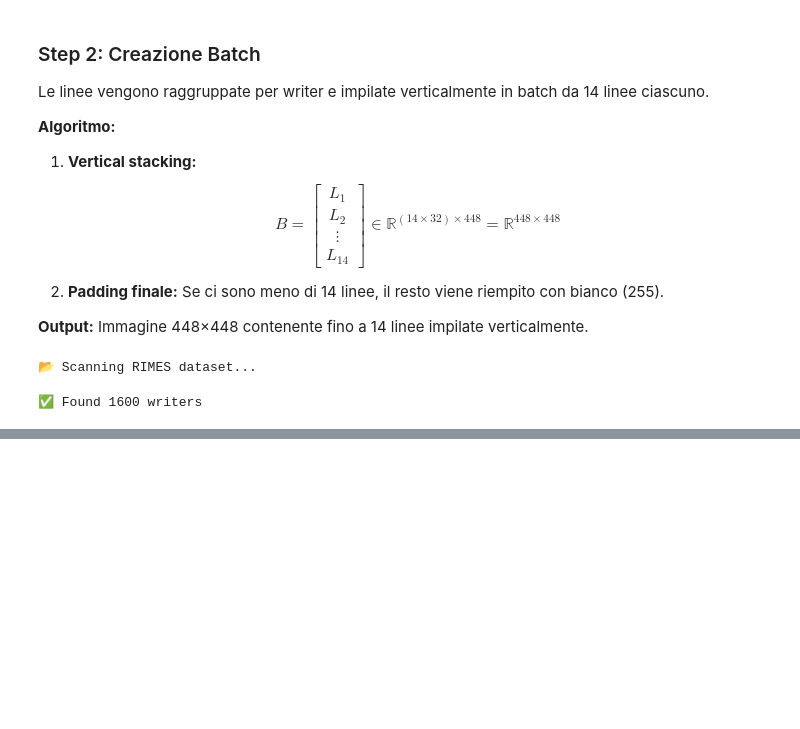
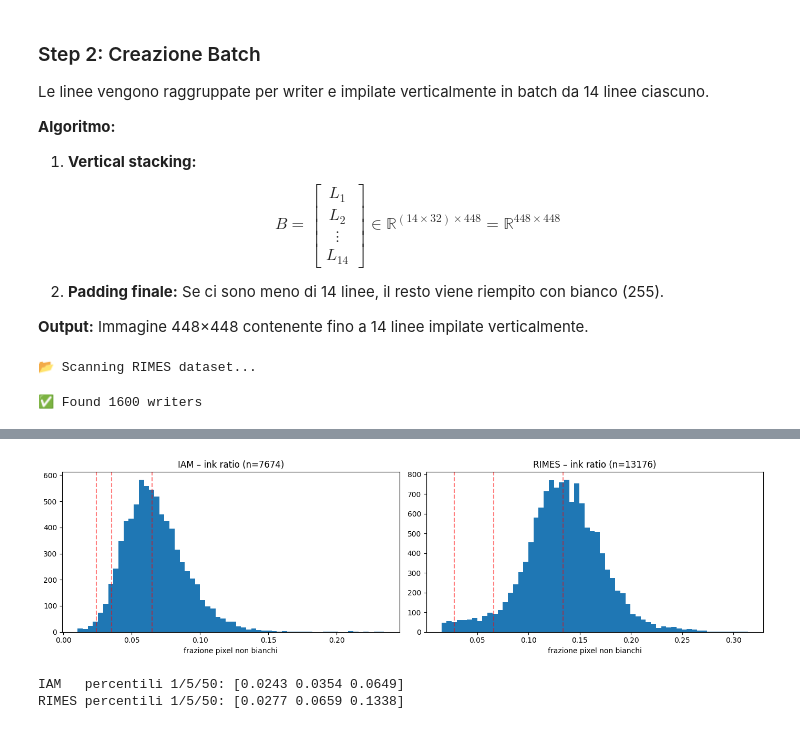
Before and after one commit to lorenzo-arcioni/HandVerify, a Jupyter notebook: notebooks/Datasets Preprocessing.ipynb, the cells around one changed output, grey strips where cells are left out. Cells and saved outputs as stored; diff of their text form; code cells hidden in the pictures; blank space fills up the shorter version.

```diff
--- a/notebooks/Datasets Preprocessing.ipynb
+++ b/notebooks/Datasets Preprocessing.ipynb
@@ -957 +1000,30 @@ batch_101.png
 📊 Output: ../datasets/processed-handwritten/rimes_processed
+# %%
+def collect_ink_ratios(root, pattern=".png"):
+    ratios = []
+    for dirpath, _, files in os.walk(root):
+        for f in files:
+            if f.endswith(pattern):
+                img = cv2.imread(os.path.join(dirpath, f), cv2.IMREAD_GRAYSCALE)
+                if img is not None:
+                    ratios.append(ink_ratio(img))
+    return np.array(ratios)
+
+iam_ratios   = collect_ink_ratios(IAM_OUTPUT)
+rimes_ratios = collect_ink_ratios(RIMES_OUTPUT)
+
+fig, axes = plt.subplots(1, 2, figsize=(14, 4))
+for ax, r, name in zip(axes, [iam_ratios, rimes_ratios], ["IAM", "RIMES"]):
+    ax.hist(r, bins=60)
+    ax.set_title(f"{name} – ink ratio (n={len(r)})")
+    ax.set_xlabel("frazione pixel non bianchi")
+    for p in (1, 5, 50):
+        ax.axvline(np.percentile(r, p), color="r", ls="--", alpha=.5)
+plt.tight_layout(); plt.show()
+
+print("IAM   percentili 1/5/50:", np.percentile(iam_ratios, [1, 5, 50]).round(4))
+print("RIMES percentili 1/5/50:", np.percentile(rimes_ratios, [1, 5, 50]).round(4))
+# %% [output]
+[figure, added]
+IAM   percentili 1/5/50: [0.0243 0.0354 0.0649]
+RIMES percentili 1/5/50: [0.0277 0.0659 0.1338]
```
Also changed, not shown: parts of 5 cells of this notebook, 28 other files.
